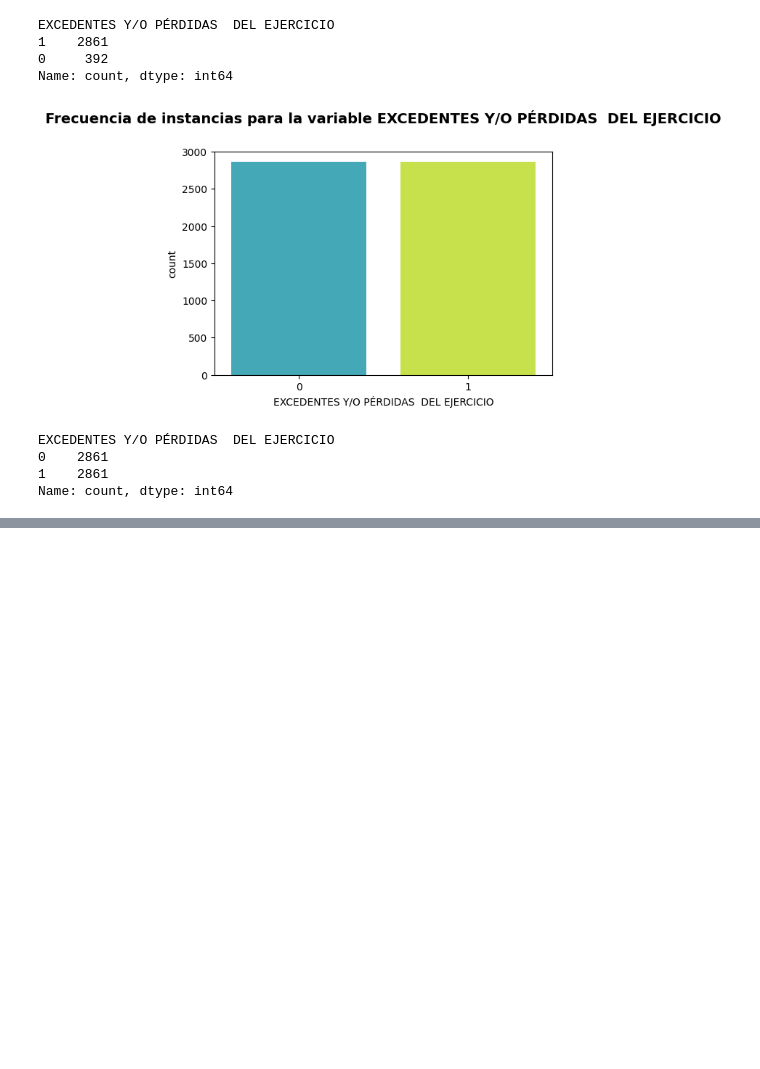
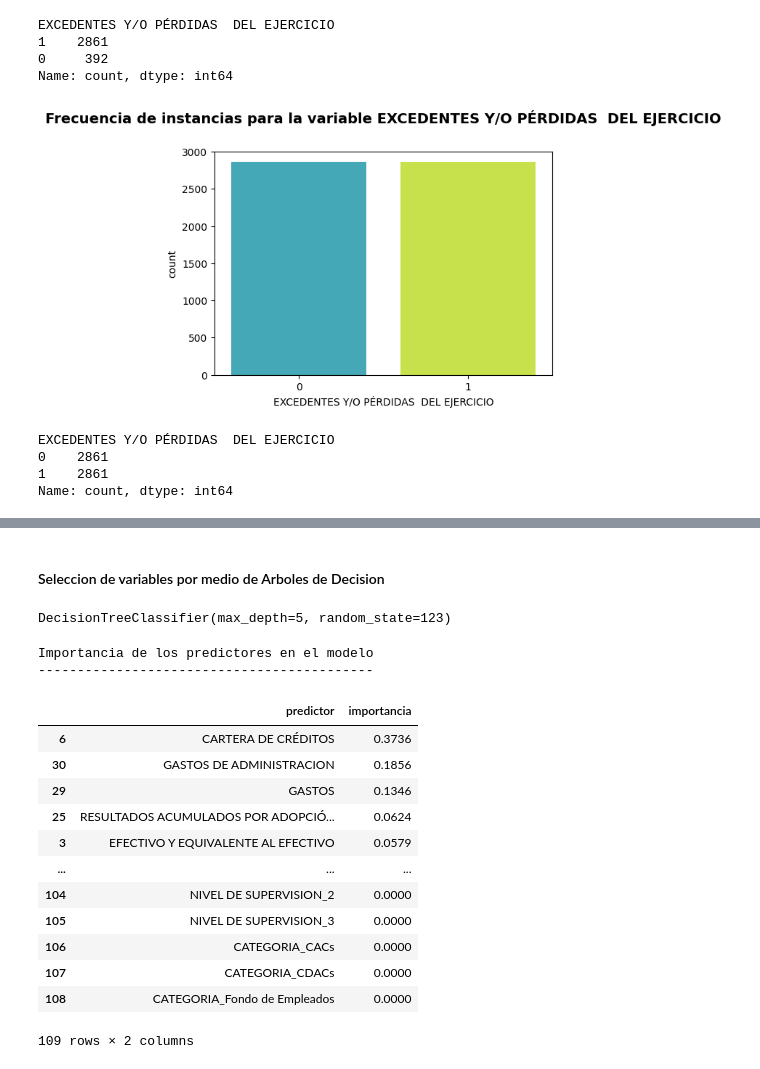
Before and after one commit to mannyctg/Machine-Learning-1, a Jupyter notebook: cleaned_data_F.ipynb, the cells around one changed output, grey strips where cells are left out. Saved outputs shown, nothing was run; the diff lists cells and outputs as text; code cells hidden in the pictures; blank space fills up the shorter version.

Commit message:
data final del proyecto ML

```diff
--- a/cleaned_data_F.ipynb
+++ b/cleaned_data_F.ipynb
@@ -474,0 +485,10 @@ df.to_csv('df.csv', index=False)
+# %%
+# Se crean los datasets de entrenamiento y prueba para las variables de entrada y salida
+
+X_train, X_test, y_train, y_test = train_test_split(
+                                        X,
+                                        y.values.reshape(-1,1),
+                                        train_size   = 0.8,
+                                        random_state = 123,
+                                        shuffle      = True
+                                    )
@@ -474,0 +497,13 @@ df.to_csv('df.csv', index=False)
+# %%
+# Escalar Variables númericas
+
+pd.set_option('display.float_format', lambda x: '%.4f' % x)
+
+# Se crea un objeto MinMaxScaler
+scaler = MinMaxScaler()
+
+# Se escalan los valores del dataset entrenamiento y prueba de las columnas numéricas
+X_train[num_vars] = scaler.fit_transform(X_train[num_vars])
+X_test[num_vars] = scaler.transform(X_test[num_vars])
+
+X_train[num_vars].head(2)
@@ -474,0 +515,40 @@ df.to_csv('df.csv', index=False)
+# %% [markdown]
+#### Seleccion de variables por medio de Arboles de Decision
+# %%
+# Creación del modelo
+# ------------------------------------------------------------------------------
+modelDtree = DecisionTreeClassifier(
+            max_depth         = 5,
+            criterion         = 'gini',
+            random_state      = 123
+          )
+
+# Entrenamiento del modelo
+# ------------------------------------------------------------------------------
+modelDtree.fit(X_train, y_train)
+# %% [output]
+DecisionTreeClassifier(max_depth=5, random_state=123)
+# %%
+print("Importancia de los predictores en el modelo")
+print("-------------------------------------------")
+importancia_predictores = pd.DataFrame(
+                            {'predictor': X.columns,
+                             'importancia': modelDtree.feature_importances_}
+                            )
+importancia_predictores.sort_values('importancia', ascending=False)
+# %% [output]
+Importancia de los predictores en el modelo
+-------------------------------------------
+|  | predictor | importancia |
+| 6 | CARTERA DE CRÉDITOS | 0.3736 |
+| 30 | GASTOS DE ADMINISTRACION | 0.1856 |
+| 29 | GASTOS | 0.1346 |
+| 25 | RESULTADOS ACUMULADOS POR ADOPCIÓ... | 0.0624 |
+| 3 | EFECTIVO Y EQUIVALENTE AL EFECTIVO | 0.0579 |
+| ... | ... | ... |
+| 104 | NIVEL DE SUPERVISION_2 | 0.0000 |
+| 105 | NIVEL DE SUPERVISION_3 | 0.0000 |
+| 106 | CATEGORIA_CACs | 0.0000 |
+| 107 | CATEGORIA_CDACs | 0.0000 |
+| 108 | CATEGORIA_Fondo de Empleados | 0.0000 |
+109 rows × 2 columns
```
Also changed, not shown: parts of 13 cells of this notebook.
